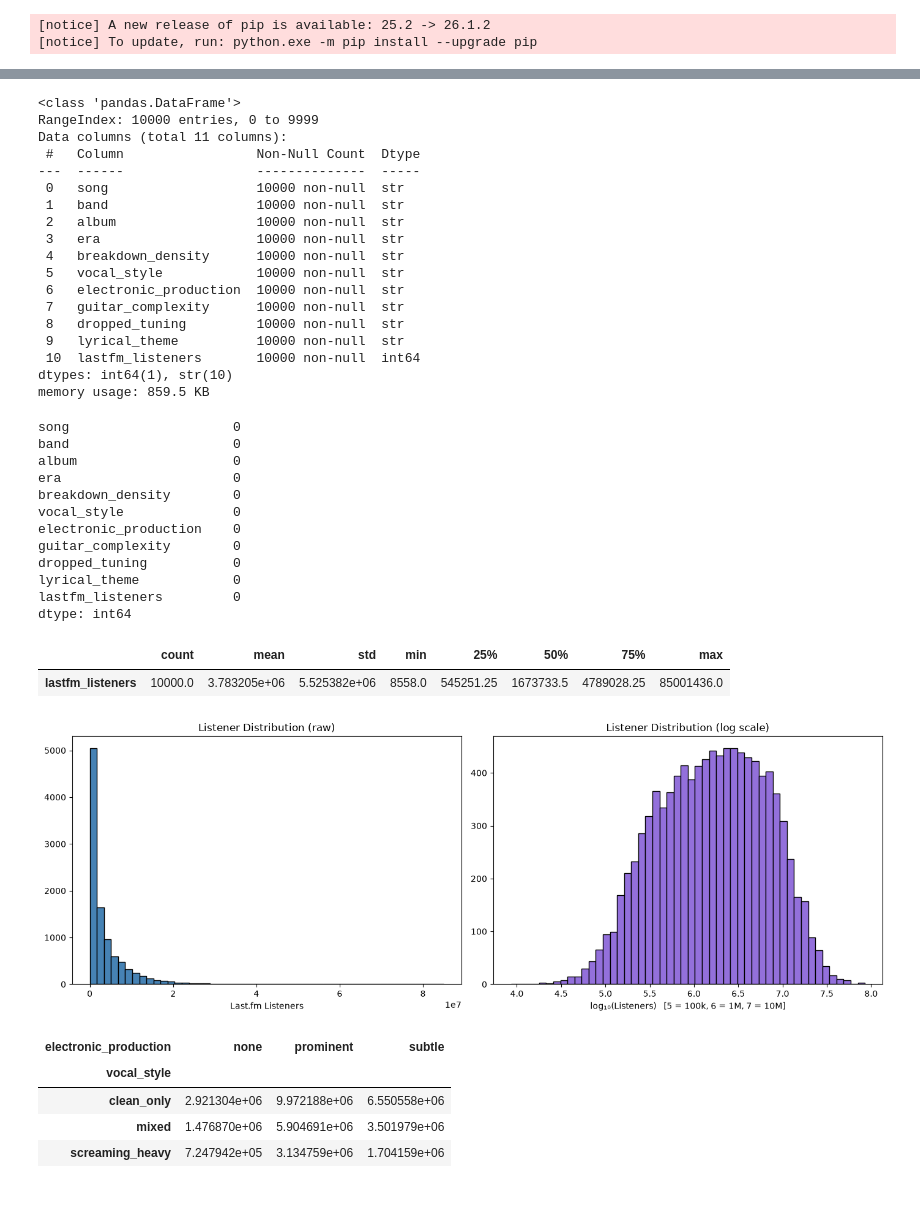
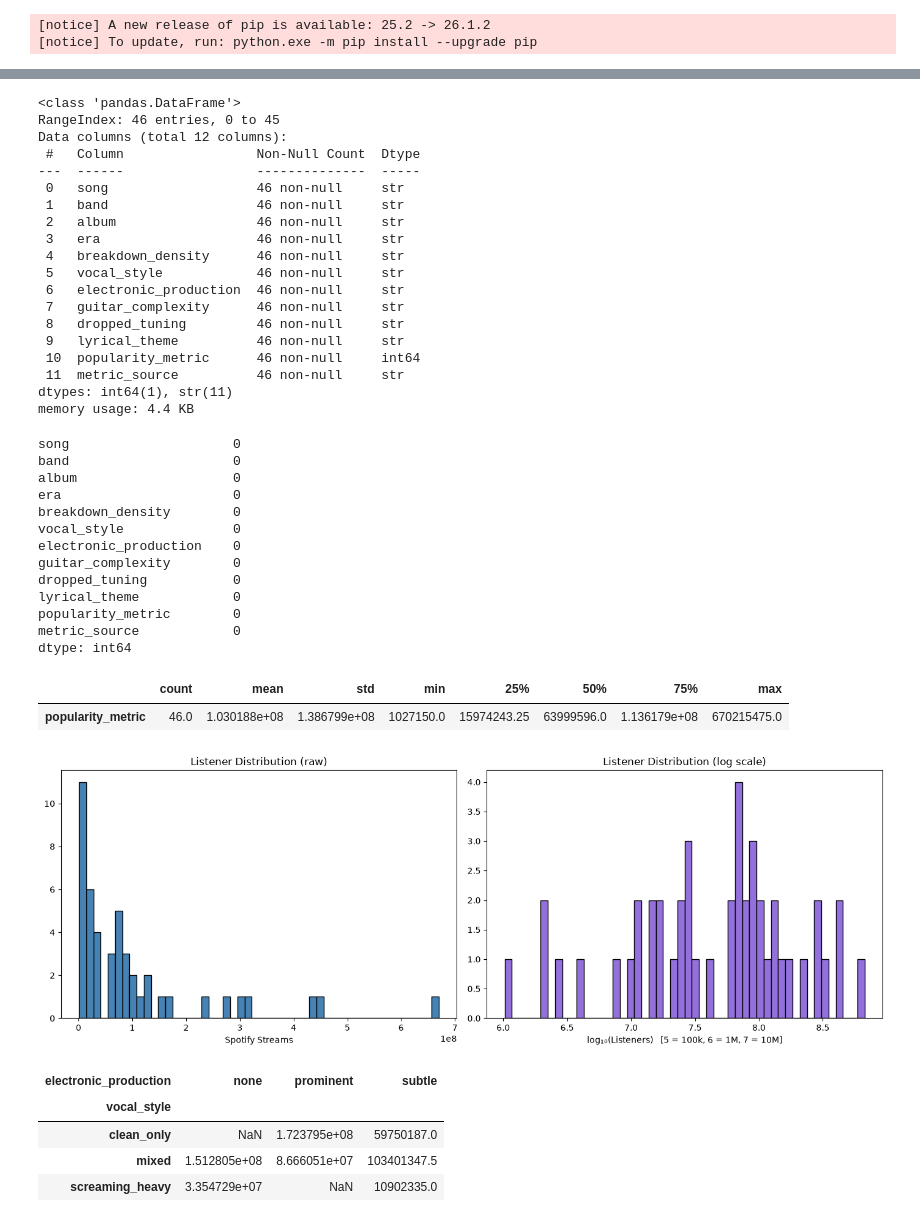
Before and after one commit to Inc-pixel/metalcore-crossover-analysis, a Jupyter notebook: Jupyter.ipynb, the cells around one changed output, grey strips where cells are left out. Drawn from its saved outputs; the diff is of its cells as text; code cells hidden in the pictures.

```diff
--- a/Jupyter.ipynb
+++ b/Jupyter.ipynb
@@ -67,6 +67,6 @@ from sklearn.ensemble import RandomForestRegressor
 import warnings
 warnings.filterwarnings('ignore')
 # %%
-df= pd.read_csv('metalcore_dataset.csv')
+df= pd.read_csv('metalcore_dataset_hand_annotated.csv')
 df.head()
 # %% [output]
@@ -75,23 +80,24 @@ FileNotFoundError: [Errno 2] No such file or directory: 'metalcore_dataset.csv'
 df.info()
 # %% [output]
 <class 'pandas.DataFrame'>
-RangeIndex: 10000 entries, 0 to 9999
-Data columns (total 11 columns):
+RangeIndex: 46 entries, 0 to 45
+Data columns (total 12 columns):
  #   Column                 Non-Null Count  Dtype
 ---  ------                 --------------  -----
- 0   song                   10000 non-null  str
- 1   band                   10000 non-null  str
- 2   album                  10000 non-null  str
- 3   era                    10000 non-null  str
- 4   breakdown_density      10000 non-null  str
- 5   vocal_style            10000 non-null  str
- 6   electronic_production  10000 non-null  str
- 7   guitar_complexity      10000 non-null  str
- 8   dropped_tuning         10000 non-null  str
- 9   lyrical_theme          10000 non-null  str
- 10  lastfm_listeners       10000 non-null  int64
-dtypes: int64(1), str(10)
-memory usage: 859.5 KB
+ 0   song                   46 non-null     str
+ 1   band                   46 non-null     str
+ 2   album                  46 non-null     str
+ 3   era                    46 non-null     str
+ 4   breakdown_density      46 non-null     str
+ 5   vocal_style            46 non-null     str
+ 6   electronic_production  46 non-null     str
+ 7   guitar_complexity      46 non-null     str
+ 8   dropped_tuning         46 non-null     str
+ 9   lyrical_theme          46 non-null     str
+ 10  popularity_metric      46 non-null     int64
+ 11  metric_source          46 non-null     str
+dtypes: int64(1), str(11)
+memory usage: 4.4 KB
 # %%
 pd.isnull(df).sum()
 # %% [output]
@@ -105,42 +111,43 @@ electronic_production    0
 guitar_complexity        0
 dropped_tuning           0
 lyrical_theme            0
-lastfm_listeners         0
+popularity_metric        0
+metric_source            0
 dtype: int64
 # %%
 df.describe().transpose()
 # %% [output]
 |  | count | mean | std | min | 25% | 50% | 75% | max |
-| lastfm_listeners | 10000.0 | 3.783205e+06 | 5.525382e+06 | 8558.0 | 545251.25 | 1673733.5 | 4789028.25 | 85001436.0 |
+| popularity_metric | 46.0 | 1.030188e+08 | 1.386799e+08 | 1027150.0 | 15974243.25 | 63999596.0 | 1.136179e+08 | 670215475.0 |
 # %%
 fig, axes = plt.subplots(1, 2, figsize=(14, 5))
 
-axes[0].hist(df['lastfm_listeners'], bins=50, color='steelblue', edgecolor='black')
+axes[0].hist(df['popularity_metric'], bins=50, color='steelblue', edgecolor='black')
 axes[0].set_title('Listener Distribution (raw)')
-axes[0].set_xlabel('Last.fm Listeners')
+axes[0].set_xlabel('Spotify Streams')
 
 # Chart 2: log scale — much easier to read and interpret
-df['log_listeners'] = np.log10(df['lastfm_listeners'])
+df['log_listeners'] = np.log10(df['popularity_metric'] + 1)  # +1 to avoid log(0)
 
 axes[1].hist(df['log_listeners'], bins=50, color='mediumpurple', edgecolor='black')
 axes[1].set_title('Listener Distribution (log scale)')
 axes[1].set_xlabel('log₁₀(Listeners)   [5 = 100k, 6 = 1M, 7 = 10M]')
 
 plt.tight_layout()
 plt.show()
 # %% [output]
-[figure, old version]
+[figure, new version]
 # %%
 pd.crosstab(
     index   = df['vocal_style'],
     columns = df['electronic_production'],
-    values  = df['lastfm_listeners'],
+    values  = df['popularity_metric'],
     aggfunc = 'mean'
 )
 # %% [output]
 | electronic_production | none | prominent | subtle |
 | vocal_style |  |  |  |
-| clean_only | 2.921304e+06 | 9.972188e+06 | 6.550558e+06 |
-| mixed | 1.476870e+06 | 5.904691e+06 | 3.501979e+06 |
-| screaming_heavy | 7.247942e+05 | 3.134759e+06 | 1.704159e+06 |
+| clean_only | NaN | 1.723795e+08 | 59750187.0 |
+| mixed | 1.512805e+08 | 8.666051e+07 | 103401347.5 |
+| screaming_heavy | 3.354729e+07 | NaN | 10902335.0 |
 # %%
```
Also changed, not shown: parts of 16 cells of this notebook.
